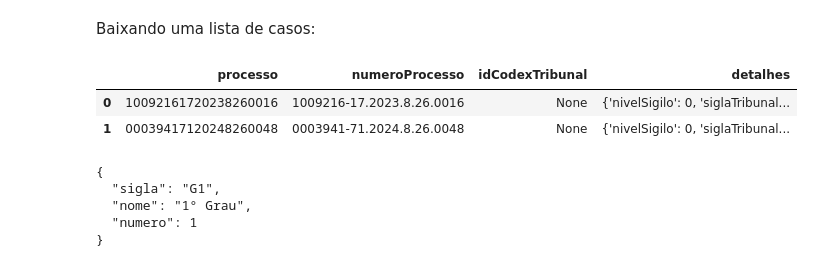
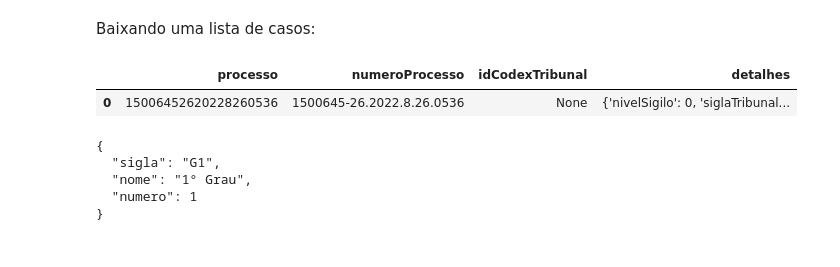
Before and after one commit to jtrecenti/juscraper, a Jupyter notebook: notebooks/jusbr.ipynb, the cells around one changed output. Cells and saved outputs as stored; diff of their text form; code cells hidden in the pictures.

```diff
--- a/notebooks/jusbr.ipynb
+++ b/notebooks/jusbr.ipynb
@@ -47,15 +47,14 @@ True
 # %% [markdown]
 Baixando uma lista de casos:
 # %%
-processos = ['10092161720238260016', '00039417120248260048']
+processos = ['15006452620228260536']
 
 resultados = jusbr.cpopg(processos)
 
 resultados
 # %% [output]
 |  | processo | numeroProcesso | idCodexTribunal | detalhes |
-| 0 | 10092161720238260016 | 1009216-17.2023.8.26.0016 | None | {'nivelSigilo': 0, 'siglaTribunal... |
-| 1 | 00039417120248260048 | 0003941-71.2024.8.26.0048 | None | {'nivelSigilo': 0, 'siglaTribunal... |
+| 0 | 15006452620228260536 | 1500645-26.2022.8.26.0536 | None | {'nivelSigilo': 0, 'siglaTribunal... |
 # %%
 result_list = resultados['detalhes'].iloc[0]
 
```
Also changed, not shown: parts of 4 cells of this notebook, 4 other files.
